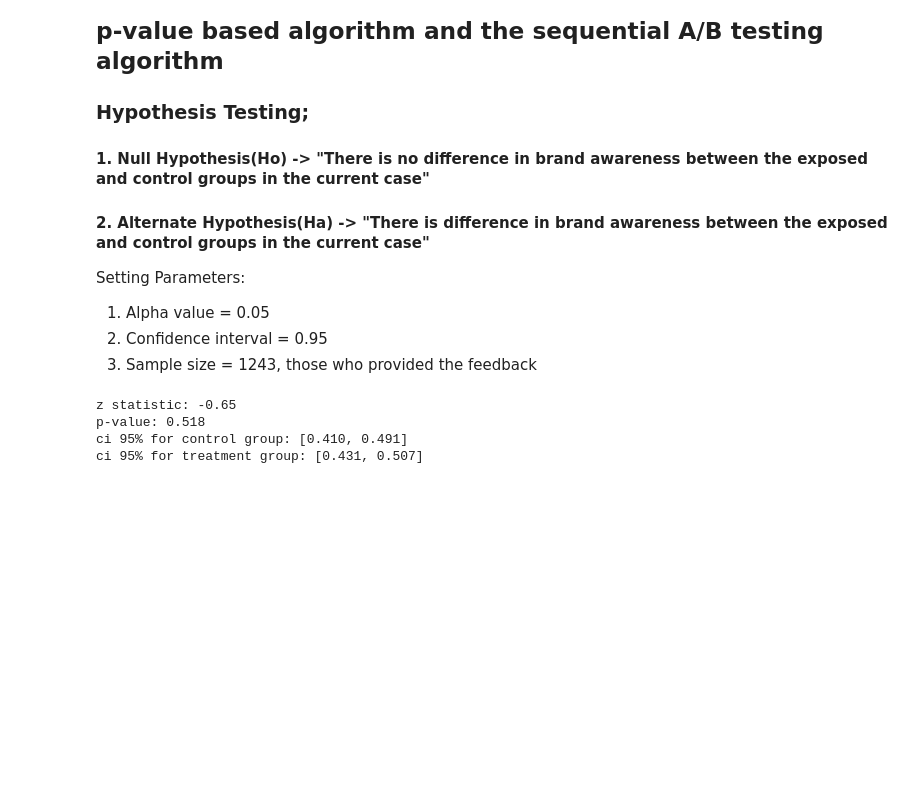
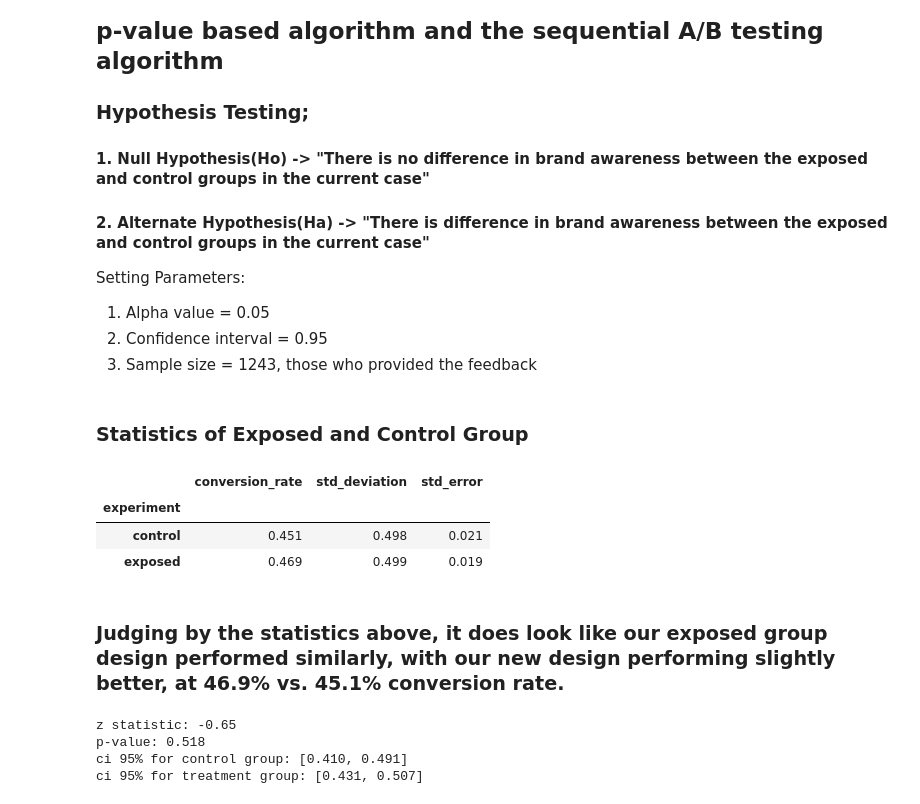
Before and after one commit to Caphace-Ethan/Ad-campaign-performance, a Jupyter notebook: notebooks/Sequential_AB_Testing_Analysis.ipynb, the cells around one changed output. Cells and saved outputs as stored; diff of their text form; code cells hidden in the pictures; blank space fills up the shorter version.

Commit message:
Calculated Statistics of Exposed and Control groups

```diff
--- a/notebooks/Sequential_AB_Testing_Analysis.ipynb
+++ b/notebooks/Sequential_AB_Testing_Analysis.ipynb
@@ -307,6 +307,28 @@ from statsmodels.stats.proportion import proportions_ztest, proportion_confint
 # %%
 control_results = resp_data[resp_data['experiment'] == 'control']['yes']
 exposed_results = resp_data[resp_data['experiment'] == 'exposed']['yes']
+# %% [markdown]
+### Statistics of Exposed and Control Group
+# %%
+# Calculating Statistics of the control and Exposed groups
+
+conversion_rates = resp_data.groupby('experiment')['yes']
+
+std_p = lambda x: np.std(x, ddof=0)              # Std. deviation of the proportion
+se_p = lambda x: stats.sem(x, ddof=0)            # Std. error of the proportion (std / sqrt(n))
+
+conversion_rates = conversion_rates.agg([np.mean, std_p, se_p])
+conversion_rates.columns = ['conversion_rate', 'std_deviation', 'std_error']
+
+
+conversion_rates.style.format('{:.3f}')
+# %% [output]
+|  | conversion_rate | std_deviation | std_error |
+| experiment |  |  |  |
+| control | 0.451 | 0.498 | 0.021 |
+| exposed | 0.469 | 0.499 | 0.019 |
+# %% [markdown]
+### Judging by the statistics above, it does look like our exposed group design performed similarly, with our new design performing slightly better, at 46.9% vs. 45.1% conversion rate.
 # %%
 n_con = control_results.count()
 n_exposed = exposed_results.count()
```
Also changed, not shown: parts of 2 cells of this notebook.
